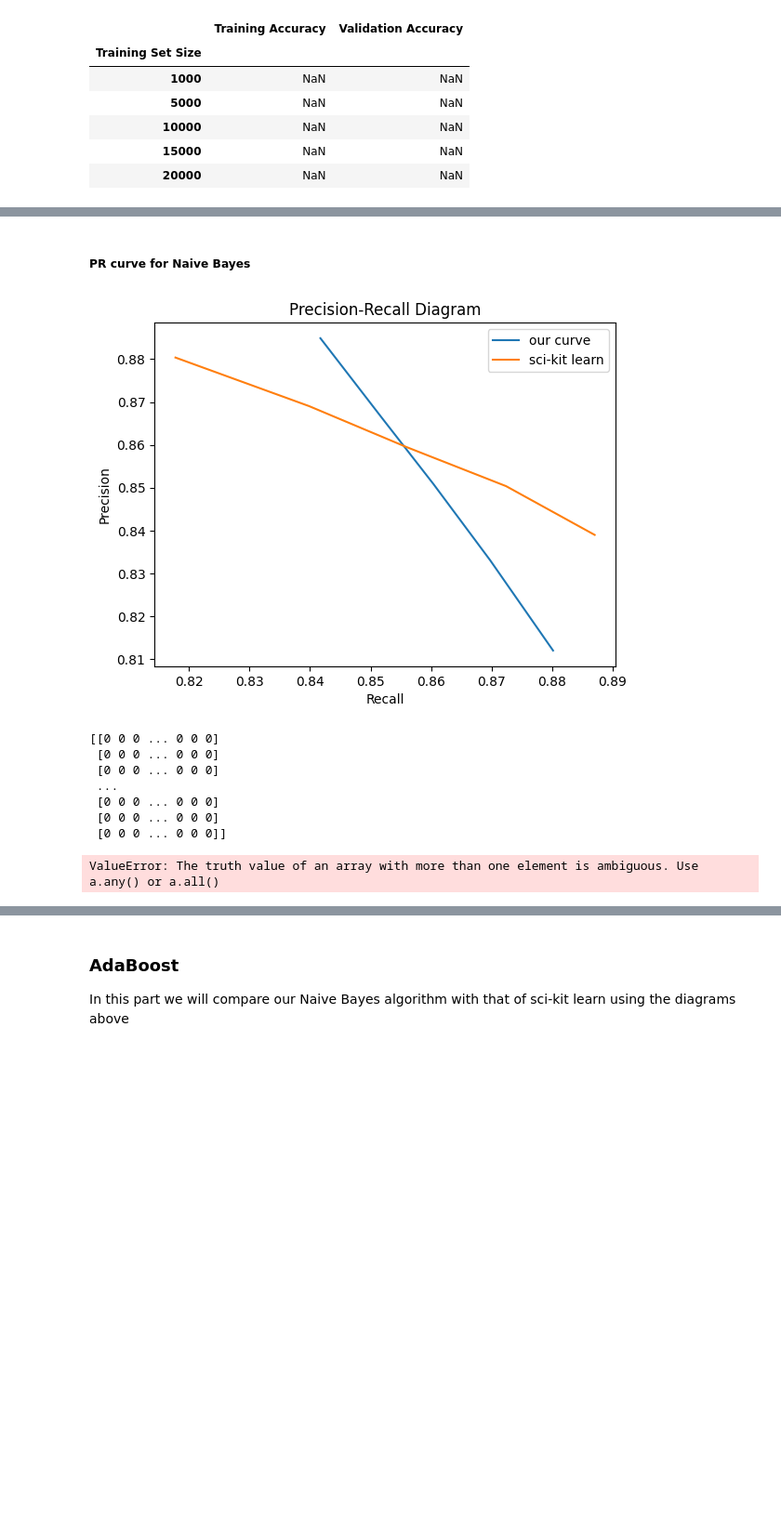
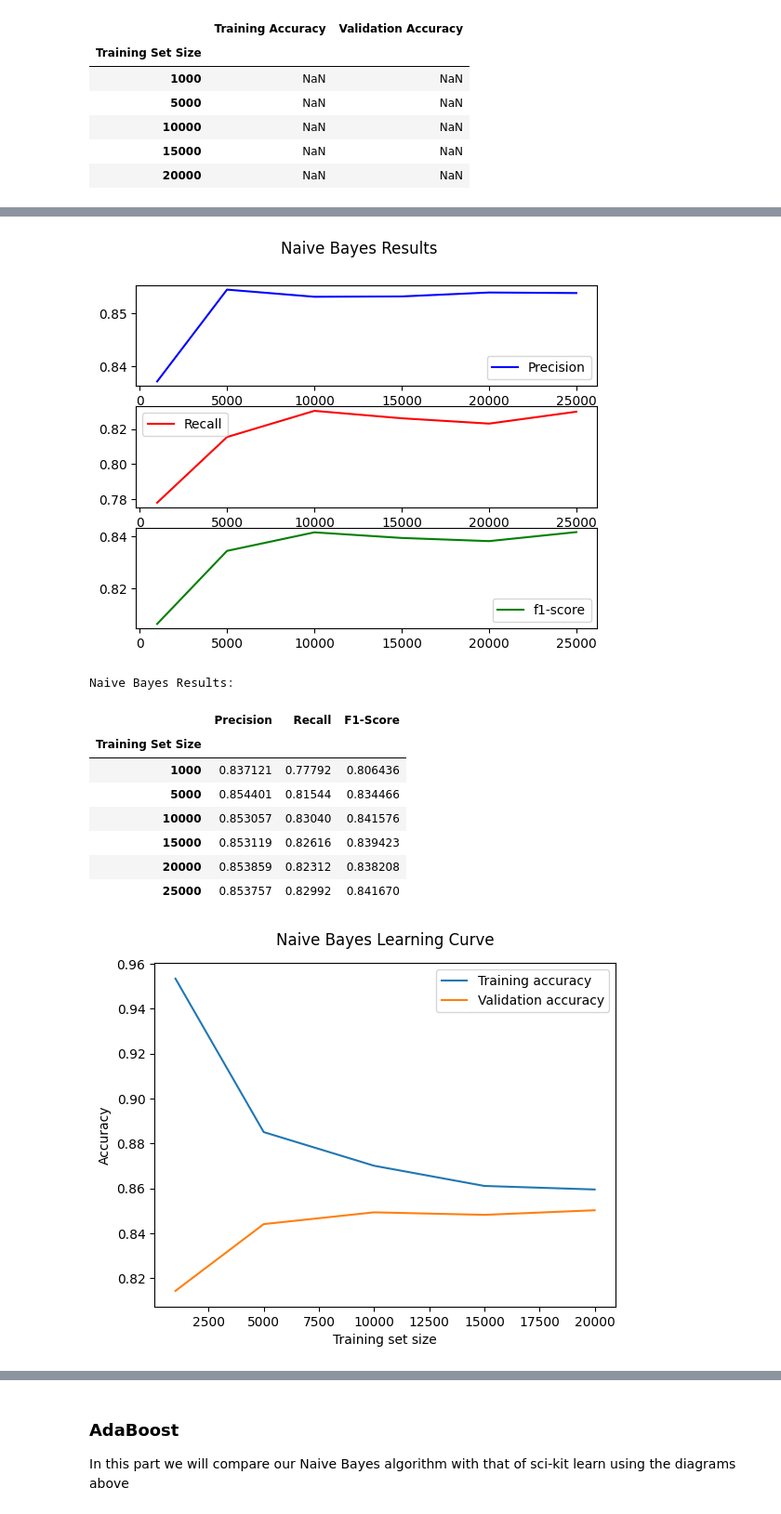
Before and after one commit to vleft02/IMDB-Review-Classification, a Jupyter notebook: ML.ipynb, the cells around one changed output, grey strips where cells are left out. Shown at 93% size. Drawn from its saved outputs; the diff is of its cells as text; code cells hidden in the pictures; blank space fills up the shorter version.

```diff
--- a/ML.ipynb
+++ b/ML.ipynb
@@ -342,25 +346,24 @@ Learning Curve Data:
 # %%
 class NaiveBayes:
     def __init__(self,alpha=1):
-            self.probabilityC1= None #probabilityC0 = 1 -probabilityC1
+            '''
+            probabilityC0 = 1 -probabilityC1
+            '''
+            self.probabilityC1= None
             self.boundProbabilityC0 = None
             self.boundProbabilityC1 = None
             self.alpha = alpha
 
     def fit(self, x_train_input, y_train_input):
-        split_index = int(0.8 * x_train_input.shape[0])  # 80% for training, 20% for dev
+        split_index = int(0.8 * x_train_input.shape[0])
         x_train, y_train = x_train_input[:split_index], y_train_input[:split_index]
         x_dev, y_dev= x_train_input[split_index:], y_train_input[split_index:]
 
-        # x_train = x_train_input
-        # y_train = y_train_input
-        #x_train.todense()
-        #x_train.toarray()
         numberOfExamples = x_train.shape[0]
         numberOfFeatures = x_train.shape[1]
-        #y_train = y_train.flatten()
-
-        #negativeReviews = 1 - positiveReviews
+        '''
+        negativeReviews = 1 - positiveReviews
+        '''
         positiveReviews = 0
         positiveReviews = np.sum(y_train)
         self.probabilityC1 = positiveReviews / numberOfExamples
@@ -372,7 +375,9 @@ class NaiveBayes:
         self.boundProbabilityC0 = np.ones(numberOfFeatures) * self.alpha
         self.boundProbabilityC1 = np.ones(numberOfFeatures) * self.alpha
         for i in range(numberOfFeatures):
-            #For every word that is not on a review add to the array correspnding to the review result of the example
+            '''
+            For every word that is not on a review add to the array correspnding to the review result of the example
+            '''
             for j in range(numberOfExamples):
                 if y_train[j] == 0 and x_train[j][i] == 0:
                     self.boundProbabilityC0[i] += 1
@@ -427,14 +432,13 @@ class NaiveBayes:
 
             log_probabilities = [positiveReviewProbability, negativeReviewProbability]
 
-            # Normalize using logsumexp
+            '''Normalize using logsumexp'''
             log_normalization = logsumexp(log_probabilities)
 
-            # Calculate normalized probabilities
+            '''Calculate normalized probabilities'''
             prob_positive = np.exp(positiveReviewProbability - log_normalization)
 
             prediction.append([prob_positive, 1-prob_positive])
-            # print("pos_log_p: "+ str(positiveReviewProbability) + ", neg_log_p: "+str(negativeReviewProbability) + " \nprob_pos: " + str(prob_positive))
 
         return np.array(prediction)
 
@@ -444,7 +448,6 @@ class NaiveBayes:
         f1 = f1_score(y_true, y_predicted)
         if verbose:
             print(classification_report(y_true, y_predicted))
-            print("Threshold: "+str(self.threshold))
         return np.array([precision,recall,f1])
 
     def classification_diagrams(self,x_train, y_train,x_test, y_test, train_sizes):
@@ -888,20 +676,22 @@ Learning Curve Data:
-# %% [markdown]
-##### PR curve for Naive Bayes
-# %%
-#pr_curves([our_naive_bayes, scikit_naive_bayes],[x_train,y_train],'NB',size=20)
-pr_curves([our_naive_bayes, scikit_naive_bayes],[x_train,y_train],'NB',size=10)
-# pr(our_naive_bayes, [x_train, y_train], 'our')
-# pr(scikit_naive_bayes, [x_train, y_train], 'sklearn')
-# %% [output]
-[figure, removed]
-# %%
-roc_curve([our_naive_bayes,scikit_naive_bayes], [x_test,y_test])
-# %% [output]
-[[0 0 0 ... 0 0 0]
- [0 0 0 ... 0 0 0]
- [0 0 0 ... 0 0 0]
- ...
- [0 0 0 ... 0 0 0]
- [0 0 0 ... 0 0 0]
- [0 0 0 ... 0 0 0]]
-ValueError: The truth value of an array with more than one element is ambiguous. Use a.any() or a.all()
+# %%
+#Classifier initialization
+scikit_naive_bayes = BernoulliNB()
+our_naive_bayes = NaiveBayes(alpha=0.001)
+
+# Fitting of the training data to the classifiers
+scikit_naive_bayes.fit(x_train,y_train)
+our_naive_bayes.fit(x_train,y_train)
+
+custom_classification_report(estimator=scikit_naive_bayes,x_train=x_train,y_train=y_train,x_test=x_test, y_test=y_test, train_sizes = [1000,5000,10000,15000,20000,25000],name='Naive Bayes')
+# %% [output]
+[figure, added]
+Naive Bayes Results:
+|  | Precision | Recall | F1-Score |
+| Training Set Size |  |  |  |
+| 1000 | 0.837121 | 0.77792 | 0.806436 |
+| 5000 | 0.854401 | 0.81544 | 0.834466 |
+| 10000 | 0.853057 | 0.83040 | 0.841576 |
+| 15000 | 0.853119 | 0.82616 | 0.839423 |
+| 20000 | 0.853859 | 0.82312 | 0.838208 |
+| 25000 | 0.853757 | 0.82992 | 0.841670 |
+[figure, added]
```
Also changed, not shown: parts of 29 cells of this notebook, 1 other file.
